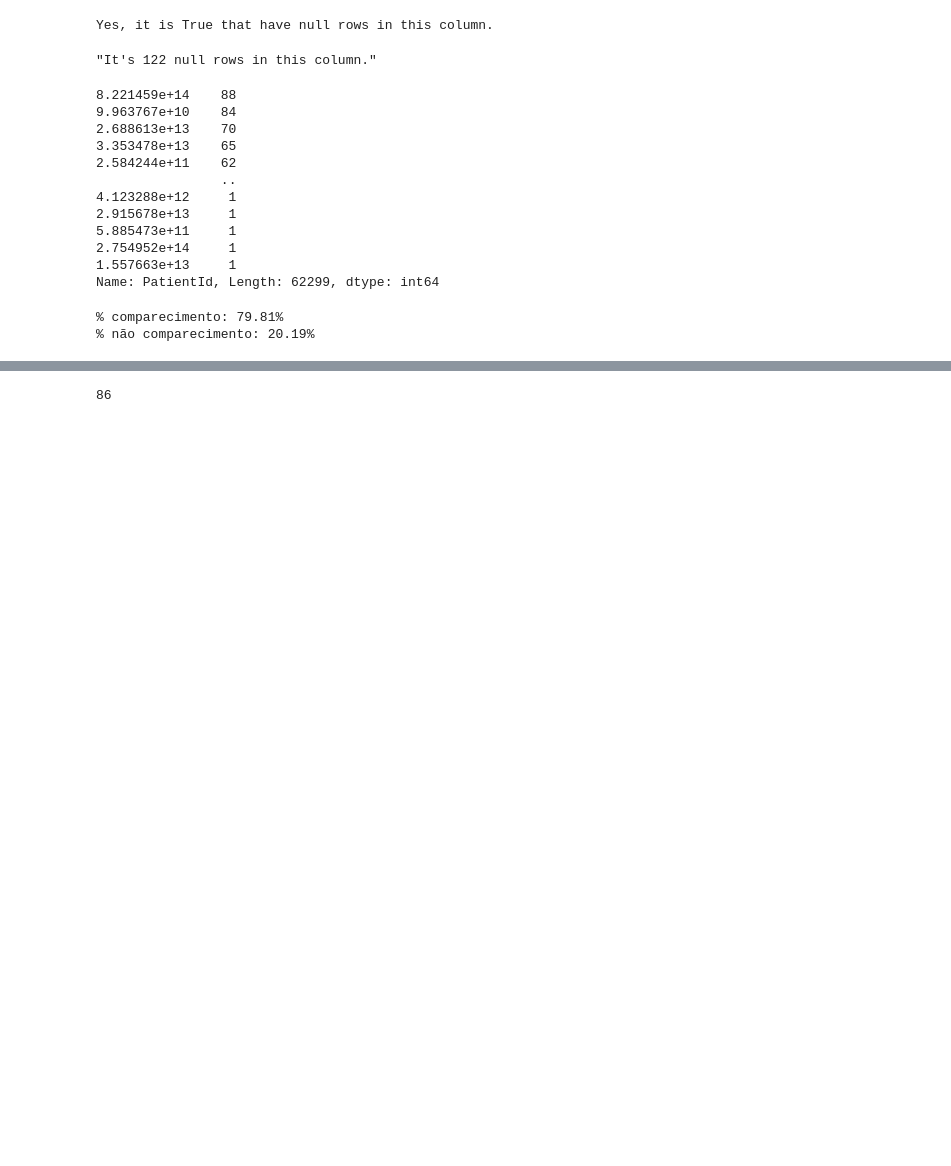
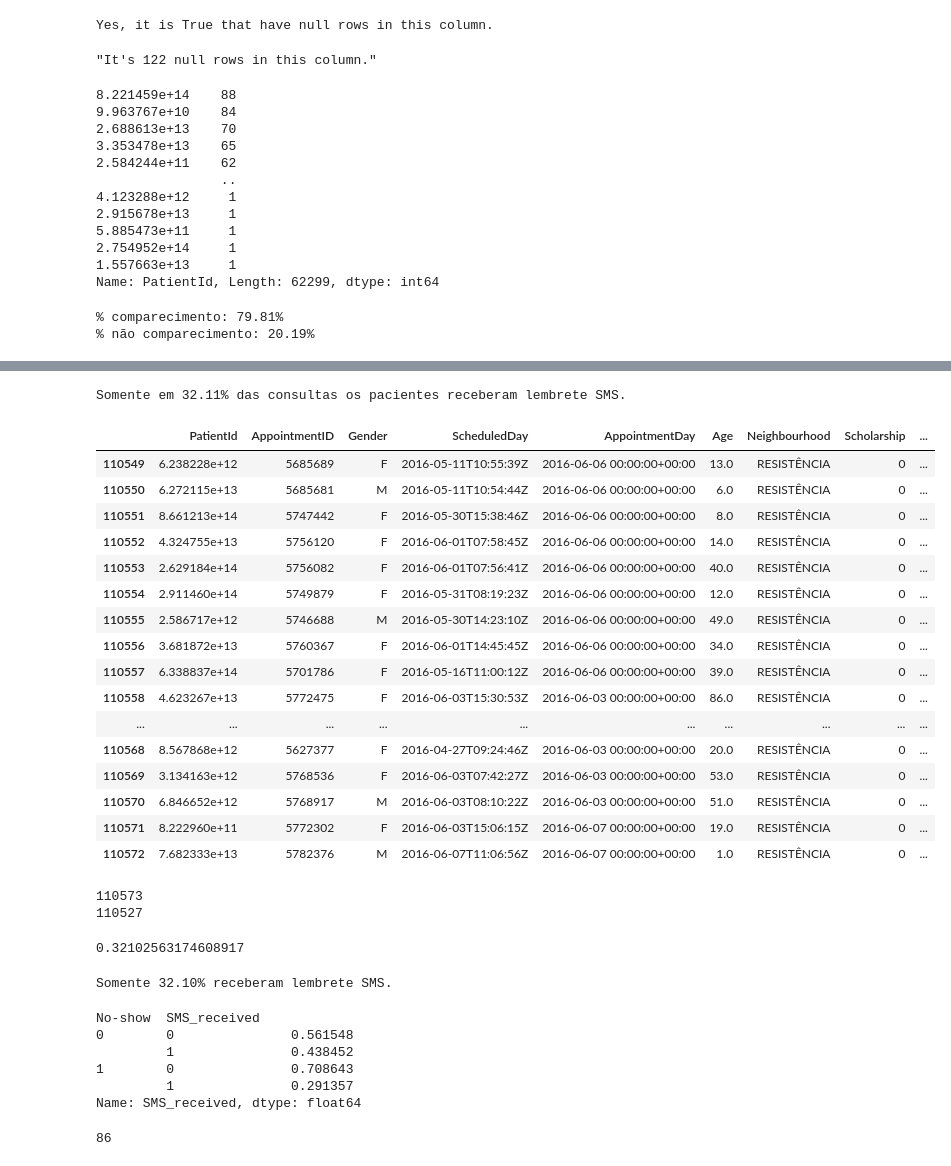
Before and after one commit to ViniciusPeixoto/data4all_EDA, a Jupyter notebook: projeto2.ipynb, the cells around one changed output, grey strips where cells are left out. Cells and saved outputs as stored; diff of their text form; code cells hidden in the pictures; blank space fills up the shorter version.

```diff
--- a/projeto2.ipynb
+++ b/projeto2.ipynb
@@ -173,3 +402,59 @@ print(f"% comparecimento: {porcentagem_comparecimento:.2f}%\n% não comparecimen
+# %%
+#- Qual o impacto do recebimento do SMS em cada grupo?
+#  - Geral
+print(f"Somente em {df['SMS_received'].mean()*100:.2f}% das consultas os pacientes receberam lembrete SMS.\n")
+
+
+
+#  - Problemas de saúde
+#  - Idade
+# %% [output]
+Somente em 32.11% das consultas os pacientes receberam lembrete SMS.
+# %%
+duplicated_rows
+# %% [output]
+|  | PatientId | AppointmentID | Gender | ScheduledDay | AppointmentDay | Age | Neighbourhood | Scholarship | ... |
+| 110549 | 6.238228e+12 | 5685689 | F | 2016-05-11T10:55:39Z | 2016-06-06 00:00:00+00:00 | 13.0 | RESISTÊNCIA | 0 | ... |
+| 110550 | 6.272115e+13 | 5685681 | M | 2016-05-11T10:54:44Z | 2016-06-06 00:00:00+00:00 | 6.0 | RESISTÊNCIA | 0 | ... |
+| 110551 | 8.661213e+14 | 5747442 | F | 2016-05-30T15:38:46Z | 2016-06-06 00:00:00+00:00 | 8.0 | RESISTÊNCIA | 0 | ... |
+| 110552 | 4.324755e+13 | 5756120 | F | 2016-06-01T07:58:45Z | 2016-06-06 00:00:00+00:00 | 14.0 | RESISTÊNCIA | 0 | ... |
+| 110553 | 2.629184e+14 | 5756082 | F | 2016-06-01T07:56:41Z | 2016-06-06 00:00:00+00:00 | 40.0 | RESISTÊNCIA | 0 | ... |
+| 110554 | 2.911460e+14 | 5749879 | F | 2016-05-31T08:19:23Z | 2016-06-06 00:00:00+00:00 | 12.0 | RESISTÊNCIA | 0 | ... |
+| 110555 | 2.586717e+12 | 5746688 | M | 2016-05-30T14:23:10Z | 2016-06-06 00:00:00+00:00 | 49.0 | RESISTÊNCIA | 0 | ... |
+| 110556 | 3.681872e+13 | 5760367 | F | 2016-06-01T14:45:45Z | 2016-06-06 00:00:00+00:00 | 34.0 | RESISTÊNCIA | 0 | ... |
+| 110557 | 6.338837e+14 | 5701786 | F | 2016-05-16T11:00:12Z | 2016-06-06 00:00:00+00:00 | 39.0 | RESISTÊNCIA | 0 | ... |
+| 110558 | 4.623267e+13 | 5772475 | F | 2016-06-03T15:30:53Z | 2016-06-03 00:00:00+00:00 | 86.0 | RESISTÊNCIA | 0 | ... |
+| ... | ... | ... | ... | ... | ... | ... | ... | ... | ... |
+| 110568 | 8.567868e+12 | 5627377 | F | 2016-04-27T09:24:46Z | 2016-06-03 00:00:00+00:00 | 20.0 | RESISTÊNCIA | 0 | ... |
+| 110569 | 3.134163e+12 | 5768536 | F | 2016-06-03T07:42:27Z | 2016-06-03 00:00:00+00:00 | 53.0 | RESISTÊNCIA | 0 | ... |
+| 110570 | 6.846652e+12 | 5768917 | M | 2016-06-03T08:10:22Z | 2016-06-03 00:00:00+00:00 | 51.0 | RESISTÊNCIA | 0 | ... |
+| 110571 | 8.222960e+11 | 5772302 | F | 2016-06-03T15:06:15Z | 2016-06-07 00:00:00+00:00 | 19.0 | RESISTÊNCIA | 0 | ... |
+| 110572 | 7.682333e+13 | 5782376 | M | 2016-06-07T11:06:56Z | 2016-06-07 00:00:00+00:00 | 1.0 | RESISTÊNCIA | 0 | ... |
+# %%
+print(len(df))
+# AppointmentID sem repetições
+unique_aID = df.drop_duplicates(subset='AppointmentID', keep='first')
+print(len(unique_aID))
+unique_aID['SMS_received'].mean()
+# %% [output]
+110573
+110527
+0.32102563174608917
+# %%
+# porcentagem das consultas que receberam Lembrete SMS
+print(f"Somente {unique_aID['SMS_received'].mean()*100:.2f}% receberam lembrete SMS. ")
+# %% [output]
+Somente 32.10% receberam lembrete SMS.
+# %%
+#
+df.groupby(['No-show'])['SMS_received'].value_counts(normalize =True)
+# %% [output]
+No-show  SMS_received
+0        0               0.561548
+         1               0.438452
+1        0               0.708643
+         1               0.291357
+Name: SMS_received, dtype: float64
 # %%
 # percentual de ausencia pelo sexo biológico
 
```
Also changed, not shown: parts of 12 cells of this notebook, 2 other files.
